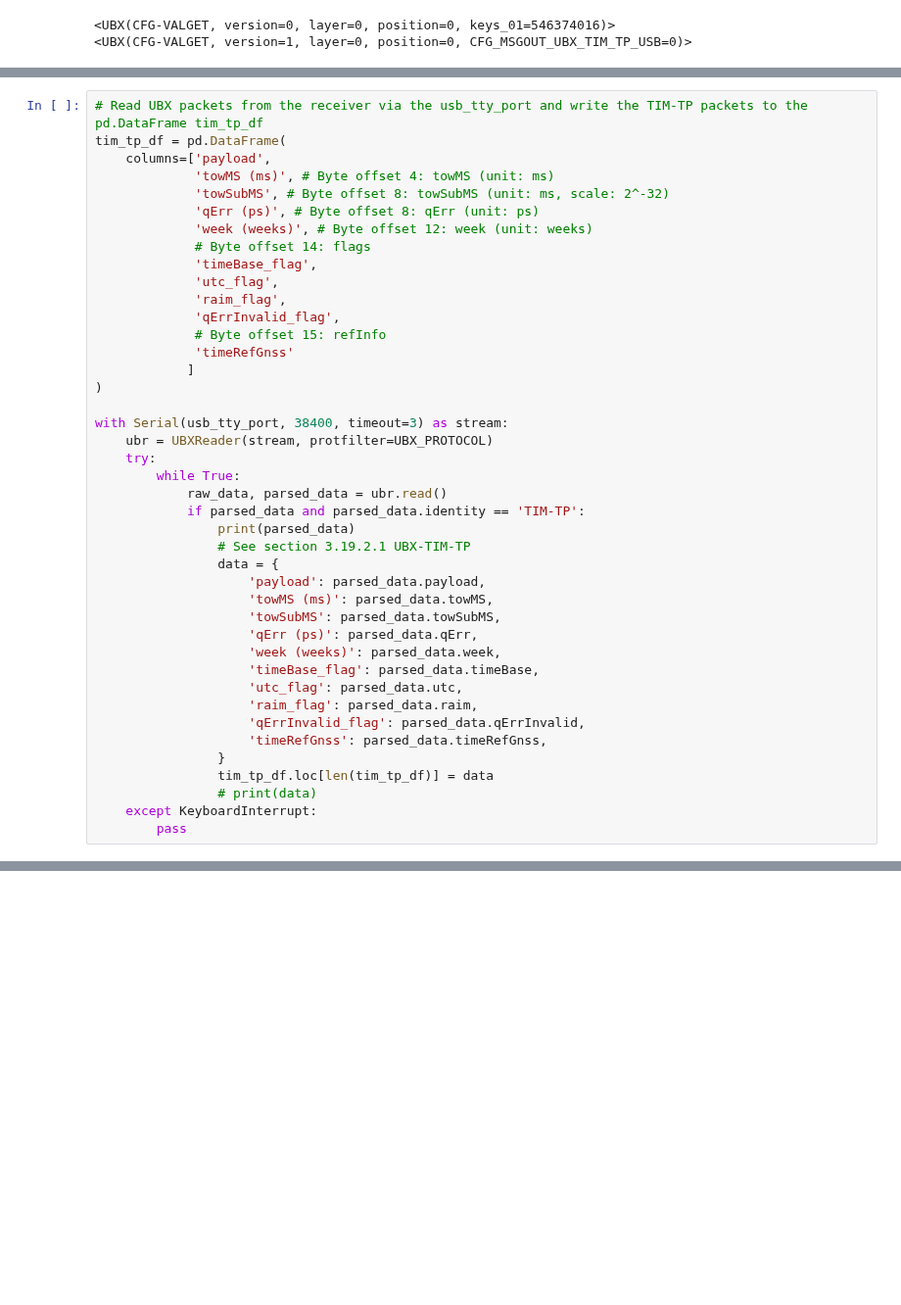
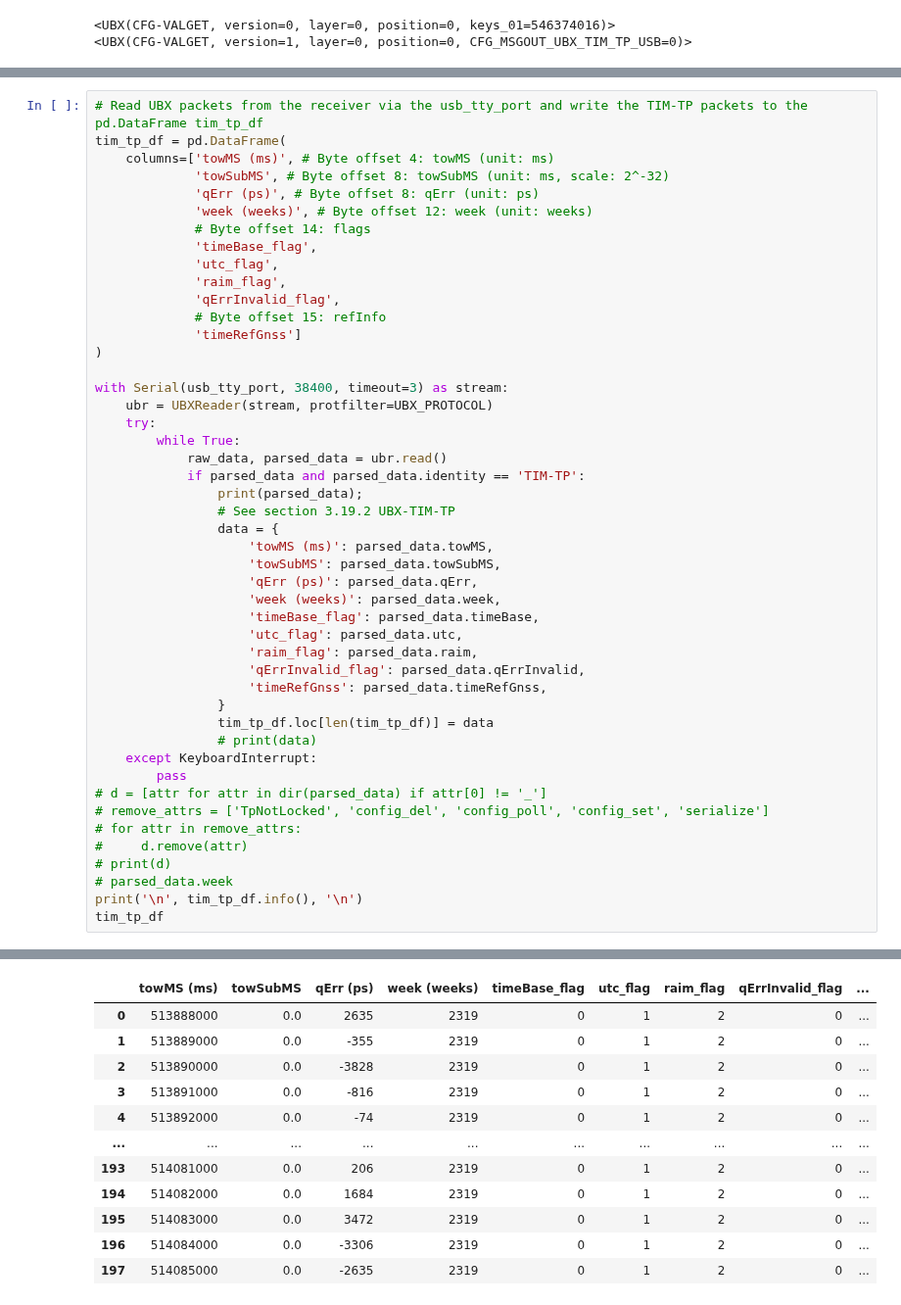
Before and after one commit to panoseti/panoseti, a Jupyter notebook: dgnss/dgnss_read_tim-tp_packets.ipynb, the cells around one changed output, grey strips where cells are left out. Shown at 98% size. Saved outputs shown, nothing was run; the diff lists cells and outputs as text; blank space fills up the shorter version.

```diff
--- a/dgnss/dgnss_read_tim-tp_packets.ipynb
+++ b/dgnss/dgnss_read_tim-tp_packets.ipynb
@@ -44,8 +68,7 @@ with Serial(usb_tty_port, 38400, timeout=100) as stream:
 # %%
 # Read UBX packets from the receiver via the usb_tty_port and write the TIM-TP packets to the pd.DataFrame tim_tp_df
 tim_tp_df = pd.DataFrame(
-    columns=['payload',
-             'towMS (ms)', # Byte offset 4: towMS (unit: ms)
+    columns=['towMS (ms)', # Byte offset 4: towMS (unit: ms)
              'towSubMS', # Byte offset 8: towSubMS (unit: ms, scale: 2^-32)
              'qErr (ps)', # Byte offset 8: qErr (unit: ps)
              'week (weeks)', # Byte offset 12: week (unit: weeks)
@@ -55,8 +78,7 @@ tim_tp_df = pd.DataFrame(
              'raim_flag',
              'qErrInvalid_flag',
              # Byte offset 15: refInfo
-             'timeRefGnss'
-            ]
+             'timeRefGnss']
 )
 
 with Serial(usb_tty_port, 38400, timeout=3) as stream:
@@ -65,10 +87,9 @@ with Serial(usb_tty_port, 38400, timeout=3) as stream:
         while True:
             raw_data, parsed_data = ubr.read()
             if parsed_data and parsed_data.identity == 'TIM-TP':
-                print(parsed_data)
-                # See section 3.19.2.1 UBX-TIM-TP
+                print(parsed_data);
+                # See section 3.19.2 UBX-TIM-TP
                 data = {
-                    'payload': parsed_data.payload,
                     'towMS (ms)': parsed_data.towMS,
                     'towSubMS': parsed_data.towSubMS,
                     'qErr (ps)': parsed_data.qErr,
@@ -83,4 +104,12 @@ with Serial(usb_tty_port, 38400, timeout=3) as stream:
                 # print(data)
     except KeyboardInterrupt:
         pass
+# d = [attr for attr in dir(parsed_data) if attr[0] != '_']
+# remove_attrs = ['TpNotLocked', 'config_del', 'config_poll', 'config_set', 'serialize']
+# for attr in remove_attrs:
+#     d.remove(attr)
+# print(d)
+# parsed_data.week
+print('\n', tim_tp_df.info(), '\n')
+tim_tp_df
 # %% [output]
@@ -97,0 +133,12 @@ with Serial(usb_tty_port, 38400, timeout=3) as stream:
+|  | towMS (ms) | towSubMS | qErr (ps) | week (weeks) | timeBase_flag | utc_flag | raim_flag | qErrInvalid_flag | ... |
+| 0 | 513888000 | 0.0 | 2635 | 2319 | 0 | 1 | 2 | 0 | ... |
+| 1 | 513889000 | 0.0 | -355 | 2319 | 0 | 1 | 2 | 0 | ... |
+| 2 | 513890000 | 0.0 | -3828 | 2319 | 0 | 1 | 2 | 0 | ... |
+| 3 | 513891000 | 0.0 | -816 | 2319 | 0 | 1 | 2 | 0 | ... |
+| 4 | 513892000 | 0.0 | -74 | 2319 | 0 | 1 | 2 | 0 | ... |
+| ... | ... | ... | ... | ... | ... | ... | ... | ... | ... |
+| 193 | 514081000 | 0.0 | 206 | 2319 | 0 | 1 | 2 | 0 | ... |
+| 194 | 514082000 | 0.0 | 1684 | 2319 | 0 | 1 | 2 | 0 | ... |
+| 195 | 514083000 | 0.0 | 3472 | 2319 | 0 | 1 | 2 | 0 | ... |
+| 196 | 514084000 | 0.0 | -3306 | 2319 | 0 | 1 | 2 | 0 | ... |
+| 197 | 514085000 | 0.0 | -2635 | 2319 | 0 | 1 | 2 | 0 | ... |
```
Also changed, not shown: parts of 9 cells of this notebook, 1 other file.
